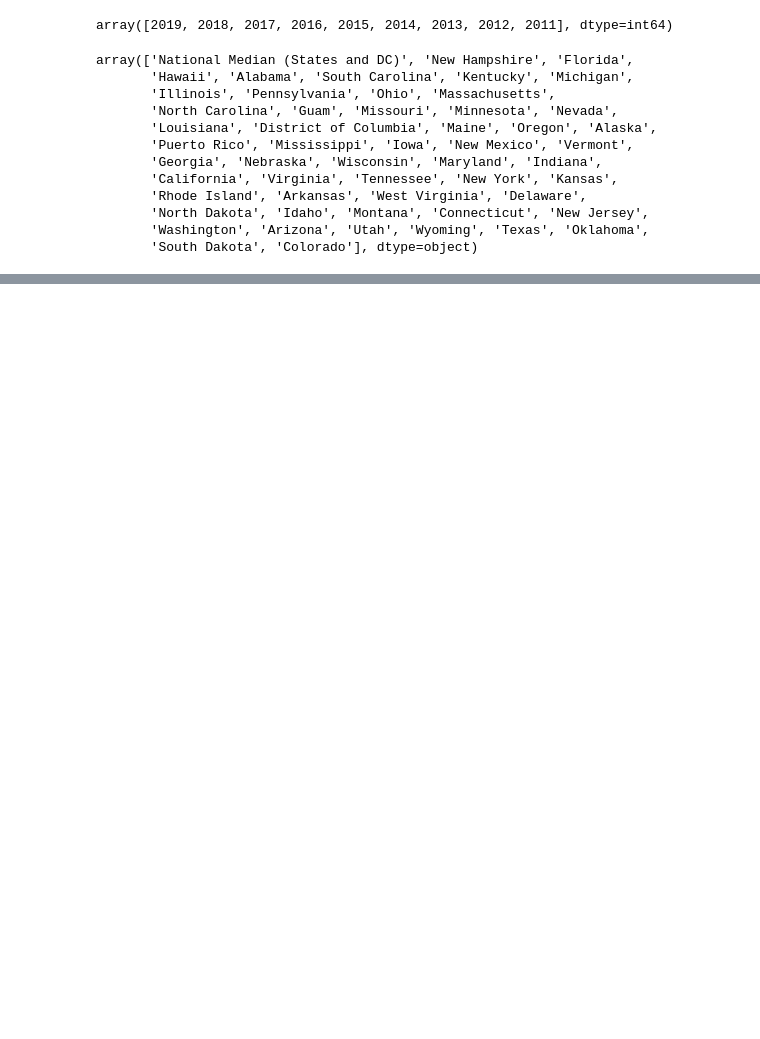
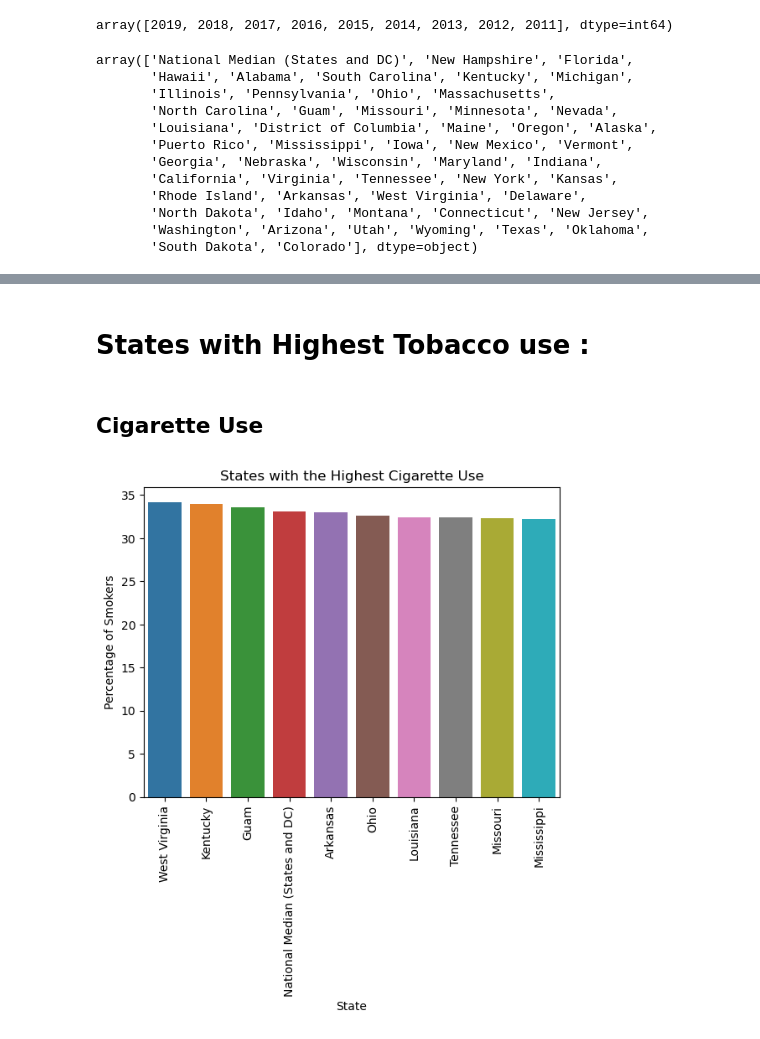
Before and after one commit to nickmille96/Project-1, a Jupyter notebook: Zalak_analysis_final.ipynb, the cells around one changed output, grey strips where cells are left out. Drawn from its saved outputs; the diff is of its cells as text; code cells hidden in the pictures; blank space fills up the shorter version.

Commit message:
added bar graphs

```diff
--- a/Zalak_analysis_final.ipynb
+++ b/Zalak_analysis_final.ipynb
@@ -147,0 +134,7 @@ Name: Tobacco Use, dtype: int64
+# %%
+# Finding the states with the highest cigarette use
+
+cigarette_df = data_file[data_file["Tobacco Use"] == "Cigarette Use (Adults)"]
+cigarette_state_count = cigarette_df.groupby("State")["Percentage"].mean().sort_values(ascending=False).head(10)
+
+print("States with the highest cigarette use: ", cigarette_state_count[:10])
@@ -147,0 +190,15 @@ Name: Tobacco Use, dtype: int64
+# %% [markdown]
+# States with Highest Tobacco use :
+# %% [markdown]
+## Cigarette Use
+# %%
+#States with the Highest Cigarette Use
+sns.barplot(x=cigarette_state_count.index, y=cigarette_state_count.values)
+plt.title("States with the Highest Cigarette Use")
+plt.xlabel("State")
+plt.ylabel("Percentage of Smokers")
+
+plt.xticks(rotation = 90)
+plt.show()
+# %% [output]
+[figure, added]
```
Also changed, not shown: parts of 27 cells of this notebook.
